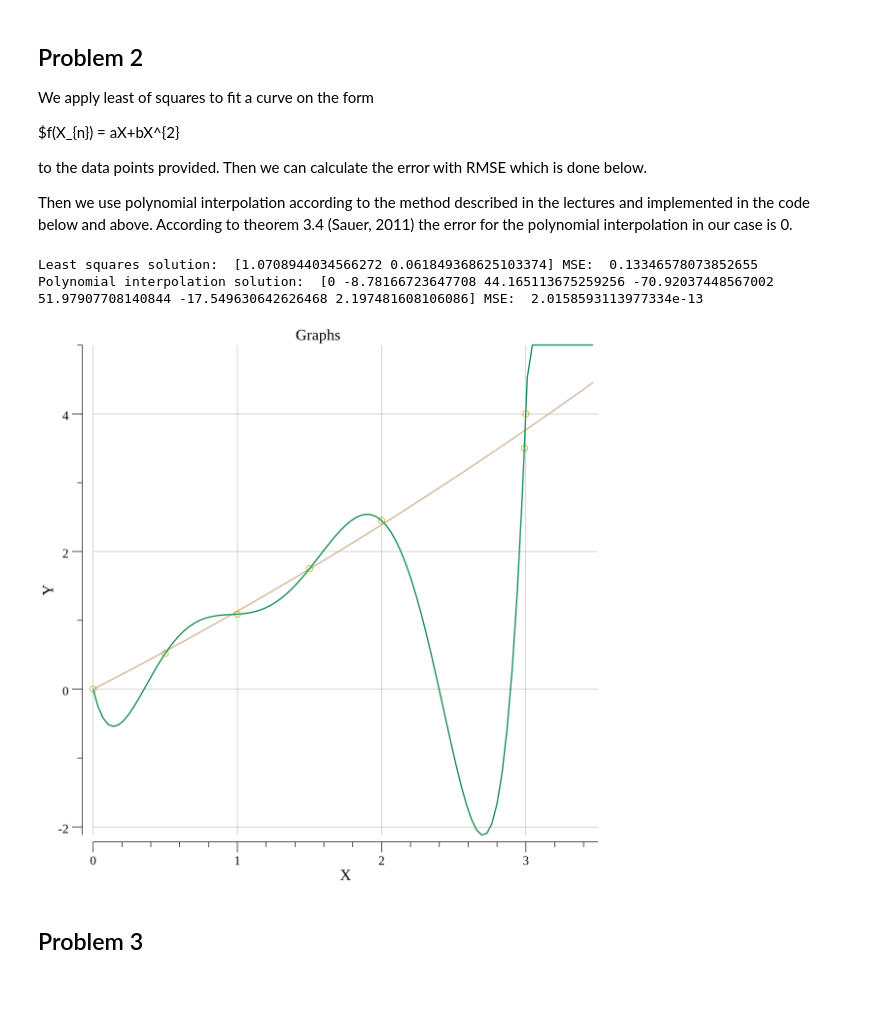
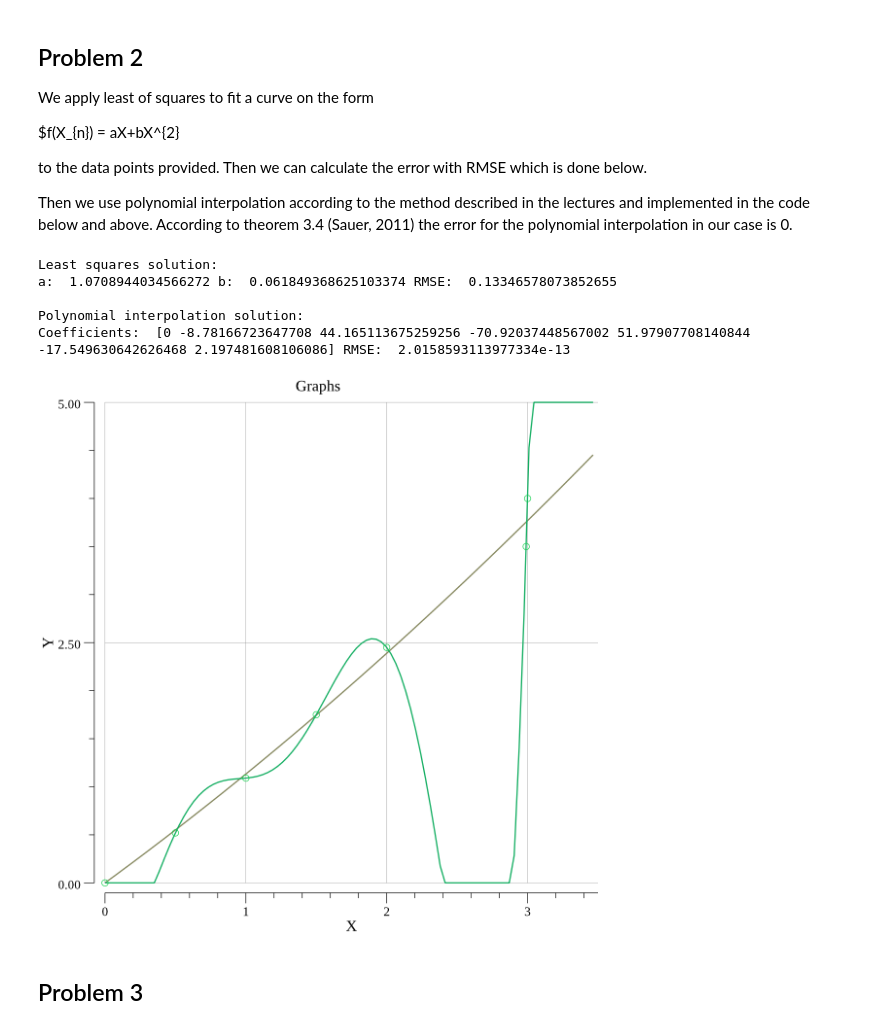
Before and after one commit to KKastberg/nummen, a Jupyter notebook: cmd/lab2/lab2.ipynb, the cells around one changed output. Cells and saved outputs as stored; diff of their text form; code cells hidden in the pictures; blank space fills up the shorter version.

```diff
--- a/cmd/lab2/lab2.ipynb
+++ b/cmd/lab2/lab2.ipynb
@@ -103,6 +103,41 @@ func plot_functions(x_min float64, x_max float64, y_min float64, y_max float64,
 	return p
 }
 
+// Create a plot given a list of lists of y values and a value t for the max x value
+func plot_y_values(y_values [][]float64, t int) *plot.Plot {
+	// Create a plot and set its title and axis label
+	p, err := plot.New()
+	if err != nil {
+		panic(err)
+	}
+	p.Title.Text = "Graphs"
+	p.X.Label.Text = "X"
+	p.Y.Label.Text = "Y"
+
+	// Create a grid
+	grid := plotter.NewGrid()
+	p.Add(grid)
+
+	// Create a scatter plot
+	for i := 0; i < len(y_values); i++ {
+		pts := make(plotter.XYs, len(y_values[i]))
+		for j := 0; j < len(y_values[i]); j++ {
+			pts[j].X = float64(j) * (float64(t) / float64(len(y_values[i])))
+			pts[j].Y = y_values[i][j]
+		}
+
+		// Add the line to the plot
+		s, err := plotter.NewScatter(pts)
+		if err != nil {
+			panic(err)
+		}
+		s.GlyphStyle.Color = color.RGBA{R: uint8(rand.Intn(255)), G: uint8(rand.Intn(255)), B: uint8(rand.Intn(255)), A: 255}
+		p.Add(s)
+	}
+
+	return p
+}
+
 
 // Display a plot in the notebook
 func display_plot(p *plot.Plot) {
@@ -225,39 +260,42 @@ Then we use polynomial interpolation according to the method described in the le
 # %%
 // Data points
 x := []float64{0.0, 0.5, 1.0, 1.5, 2.0, 2.99, 3.0}
 y := []float64{0.0, 0.52, 1.09, 1.75, 2.45, 3.5, 4.0}
 data_count := len(x)
 
 // Solve using least squares
 A := mat.NewDense(data_count, 2, nil)
 for i := 0; i < data_count; i++ {
 	A.Set(i, 0, x[i])
 	A.Set(i, 1, math.Pow(x[i], 2))
 }
 b := mat.NewDense(data_count, 1, y)
 
 c1 := least_square(A, b)
 a1 := c1[0]
 b1 := c1[1]
-func f1(x float64) float64 {return a1*x + b1*math.Pow(x, 2)};
-e1 := rmse(x, y, f1)
+func f1_1(x float64) float64 {return a1*x + b1*math.Pow(x, 2)};
+e1 := rmse(x, y, f1_1)
 fmt.Println("Least squares solution:")
 fmt.Println("a: ", a1, "b: ", b1, "RMSE: ", e1)
 
 // Solve using polynomial interpolation
 c2 := polynomial_interpolation(x, y)
 func f2(x float64) float64 {var y float64; for i := 0; i < len(c2); i++ {y = y + c2[i]*math.Pow(x, float64(i))}; return y};
 e2 := rmse(x, y, f2)
-fmt.Println("\nPolynomial interpolation solution:"
+fmt.Println("\nPolynomial interpolation solution:")
 fmt.Println("Coefficients: ", c2, "RMSE: ", e2)
 
 // Plot the results
-p := plot_functions(0, 3.5, 0, 5, []func(float64) float64{f1, f2}, [][]float64{x}, [][]float64{y})
+p := plot_functions(0, 3.5, 0, 5, []func(float64) float64{f1_1, f2}, [][]float64{x}, [][]float64{y})
 display_plot(p)
 # %% [output]
-Least squares solution:  [1.0708944034566272 0.061849368625103374] MSE:  0.13346578073852655
-Polynomial interpolation solution:  [0 -8.78166723647708 44.165113675259256 -70.92037448567002 51.97907708140844 -17.549630642626468 2.197481608106086] MSE:  2.0158593113977334e-13
+Least squares solution:
+a:  1.0708944034566272 b:  0.061849368625103374 RMSE:  0.13346578073852655
+
+Polynomial interpolation solution:
+Coefficients:  [0 -8.78166723647708 44.165113675259256 -70.92037448567002 51.97907708140844 -17.549630642626468 2.197481608106086] RMSE:  2.0158593113977334e-13
-[figure, old version]
+[figure, new version]
 # %% [markdown]
 ## Problem 3
 # %%
```
Also changed, not shown: parts of 6 cells of this notebook.
